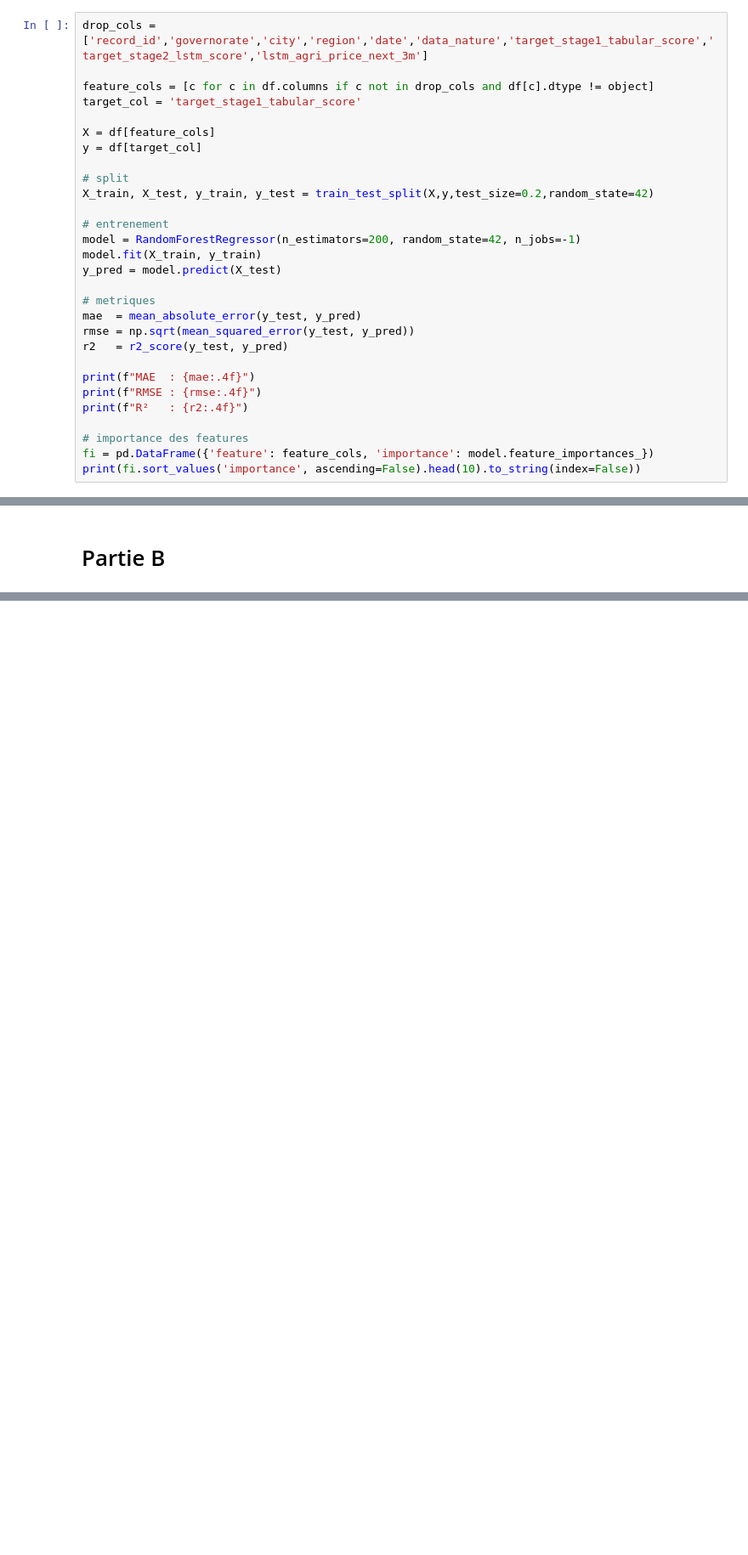
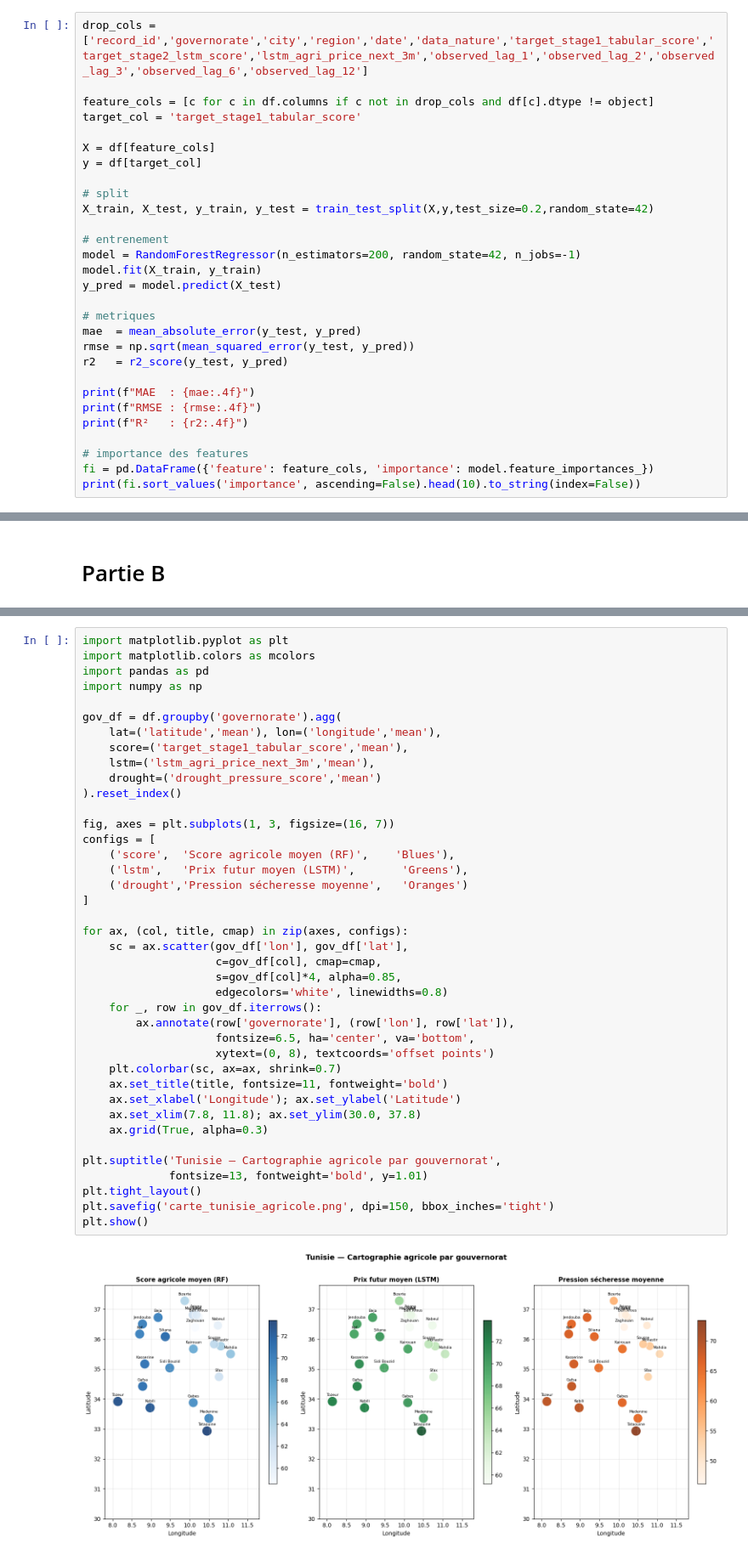
Before and after one commit to DeadlyTalha/project_prix_agricole, a Jupyter notebook: notebook.ipynb, the cells around one changed output, grey strips where cells are left out. Shown at 85% size. Drawn from its saved outputs; the diff is of its cells as text; blank space fills up the shorter version.

```diff
--- a/notebook.ipynb
+++ b/notebook.ipynb
@@ -27,5 +33,5 @@ Mounted at /content/drive
 # %%
-drop_cols = ['record_id','governorate','city','region','date','data_nature','target_stage1_tabular_score','target_stage2_lstm_score','lstm_agri_price_next_3m']
+drop_cols = ['record_id','governorate','city','region','date','data_nature','target_stage1_tabular_score','target_stage2_lstm_score','lstm_agri_price_next_3m','observed_lag_1','observed_lag_2','observed_lag_3','observed_lag_6','observed_lag_12']
 
 feature_cols = [c for c in df.columns if c not in drop_cols and df[c].dtype != object]
 target_col = 'target_stage1_tabular_score'
@@ -452,0 +463,42 @@ Nous avons:
+# %%
+import matplotlib.pyplot as plt
+import matplotlib.colors as mcolors
+import pandas as pd
+import numpy as np
+
+gov_df = df.groupby('governorate').agg(
+    lat=('latitude','mean'), lon=('longitude','mean'),
+    score=('target_stage1_tabular_score','mean'),
+    lstm=('lstm_agri_price_next_3m','mean'),
+    drought=('drought_pressure_score','mean')
+).reset_index()
+
+fig, axes = plt.subplots(1, 3, figsize=(16, 7))
+configs = [
+    ('score',  'Score agricole moyen (RF)',    'Blues'),
+    ('lstm',   'Prix futur moyen (LSTM)',       'Greens'),
+    ('drought','Pression sécheresse moyenne',   'Oranges')
+]
+
+for ax, (col, title, cmap) in zip(axes, configs):
+    sc = ax.scatter(gov_df['lon'], gov_df['lat'],
+                    c=gov_df[col], cmap=cmap,
+                    s=gov_df[col]*4, alpha=0.85,
+                    edgecolors='white', linewidths=0.8)
+    for _, row in gov_df.iterrows():
+        ax.annotate(row['governorate'], (row['lon'], row['lat']),
+                    fontsize=6.5, ha='center', va='bottom',
+                    xytext=(0, 8), textcoords='offset points')
+    plt.colorbar(sc, ax=ax, shrink=0.7)
+    ax.set_title(title, fontsize=11, fontweight='bold')
+    ax.set_xlabel('Longitude'); ax.set_ylabel('Latitude')
+    ax.set_xlim(7.8, 11.8); ax.set_ylim(30.0, 37.8)
+    ax.grid(True, alpha=0.3)
+
+plt.suptitle('Tunisie — Cartographie agricole par gouvernorat',
+             fontsize=13, fontweight='bold', y=1.01)
+plt.tight_layout()
+plt.savefig('carte_tunisie_agricole.png', dpi=150, bbox_inches='tight')
+plt.show()
+# %% [output]
+[figure, added]
```
Also changed, not shown: parts of 18 cells of this notebook.
